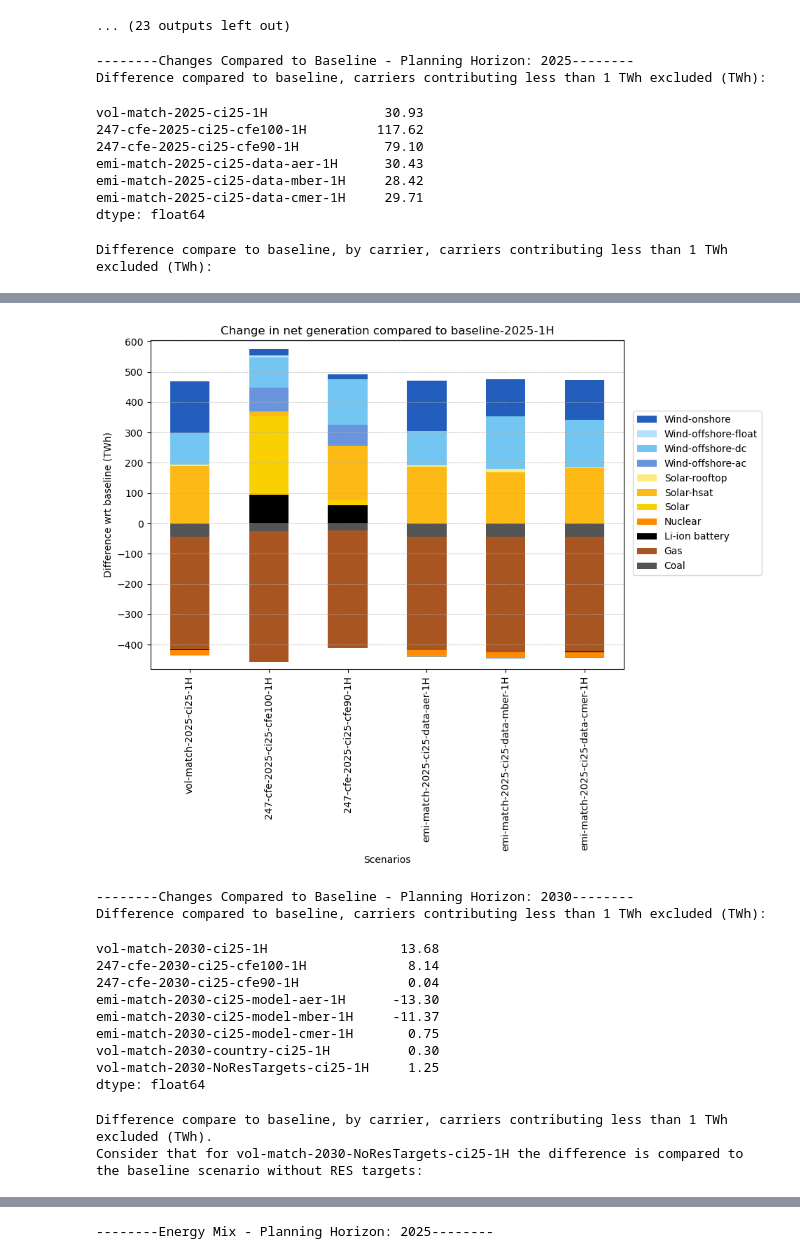
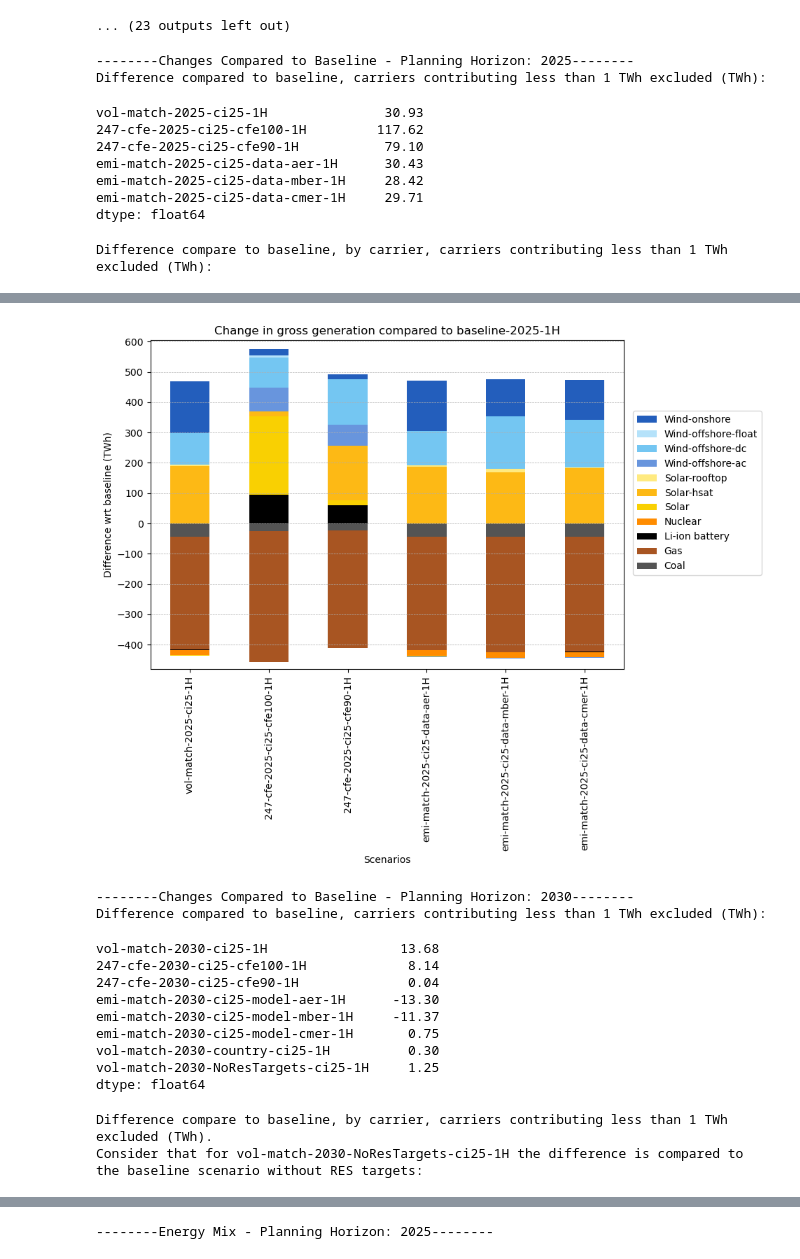
Before and after one commit to open-energy-transition/procurement-metastudy, a Jupyter notebook: notebooks/energy-mix.ipynb, the cells around one changed output, grey strips where cells are left out. Saved outputs shown, nothing was run; the diff lists cells and outputs as text; code cells hidden in the pictures.

Commit message:
docs: update notebooks-CI-time-series

```diff
--- a/notebooks/energy-mix.ipynb
+++ b/notebooks/energy-mix.ipynb
@@ -429,7 +429,7 @@ for planning_horizon, dfs in df_year.items():
     fig, ax = plt.subplots(figsize=(10, 10))
 
     df_new.T.plot(ax=ax, kind='bar', color=df_color, figsize=(10, 8), stacked=True)
-    plt.title(f"Change in net generation compared to baseline-{planning_horizon}-{time_resolution}H")
+    plt.title(f"Change in gross generation compared to baseline-{planning_horizon}-{time_resolution}H")
     plt.xlabel("Scenarios")
     plt.ylabel("Difference wrt baseline (TWh)")
     ymin = df_new[df_new < 0].sum().min()
@@ -450,34 +450,34 @@ for planning_horizon, dfs in df_year.items():
     plt.tight_layout()
     plt.show()
 
     fig.savefig(f"differences_wrt_baseline-{planning_horizon}-{ci_participation}-{time_resolution}H", dpi=300, bbox_inches="tight")
 # %% [output]
 --------Changes Compared to Baseline - Planning Horizon: 2025--------
 Difference compared to baseline, carriers contributing less than 1 TWh excluded (TWh):
 vol-match-2025-ci25-1H               30.93
 247-cfe-2025-ci25-cfe100-1H         117.62
 247-cfe-2025-ci25-cfe90-1H           79.10
 emi-match-2025-ci25-data-aer-1H      30.43
 emi-match-2025-ci25-data-mber-1H     28.42
 emi-match-2025-ci25-data-cmer-1H     29.71
 dtype: float64
 Difference compare to baseline, by carrier, carriers contributing less than 1 TWh excluded (TWh):
 |  | vol-match-2025-ci25-1H | 247-cfe-2025-ci25-cfe100-1H | 247-cfe-2025-ci25-cfe90-1H | emi-match-2025-ci25-data-aer-1H | ... |
 | carrier |  |  |  |  | ... |
 | CCGT | -373.36 | -431.81 | -388.49 | -373.89 | ... |
 | coal | -37.26 | -17.28 | -15.07 | -38.23 | ... |
 | li-ion home battery discharger | -0.90 | -0.90 | -0.90 | -0.90 | ... |
 | lignite | -5.54 | -7.28 | -7.05 | -5.59 | ... |
 | nuclear | -18.38 | -1.76 | -1.75 | -18.15 | ... |
 | offwind-ac | -0.03 | 77.54 | 68.34 | -3.43 | ... |
 | onwind | 170.09 | 20.15 | 15.21 | 168.14 | ... |
 | solar | -1.87 | 257.21 | 15.09 | -1.53 | ... |
 | li-ion battery - CI | 0.00 | 96.54 | 61.48 | 0.00 | ... |
 | offwind-dc | 104.00 | 99.10 | 150.63 | 111.68 | ... |
 | offwind-float | 0.00 | 8.48 | 0.06 | 0.00 | ... |
 | solar rooftop | 4.80 | 0.00 | 0.00 | 5.28 | ... |
 | solar-hsat | 189.38 | 17.63 | 181.55 | 187.05 | ... |
-[figure, old version]
+[figure, new version]
 --------Changes Compared to Baseline - Planning Horizon: 2030--------
 Difference compared to baseline, carriers contributing less than 1 TWh excluded (TWh):
 vol-match-2030-ci25-1H                 13.68
```
Also changed, not shown: parts of 1 cell of this notebook, 2 other files.
